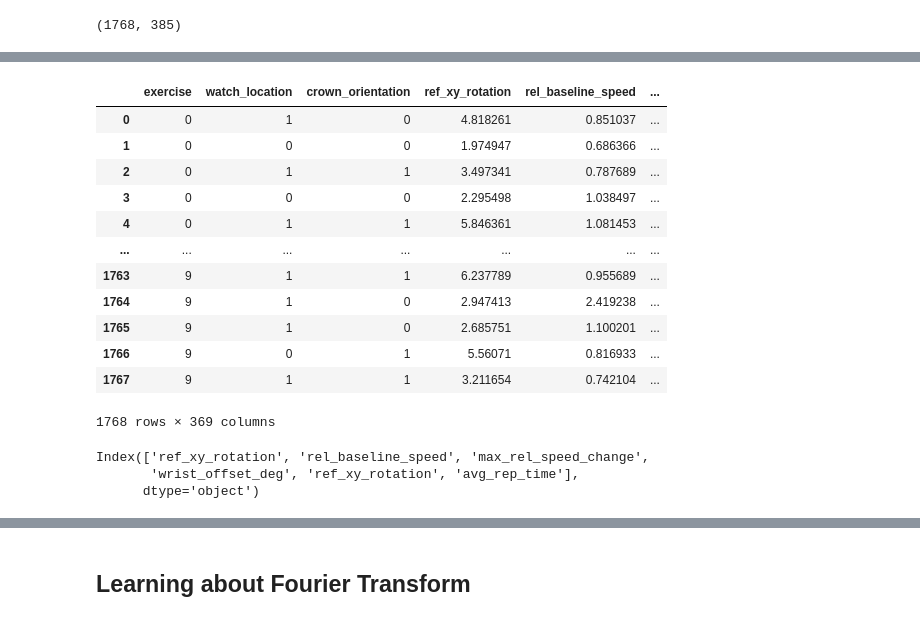
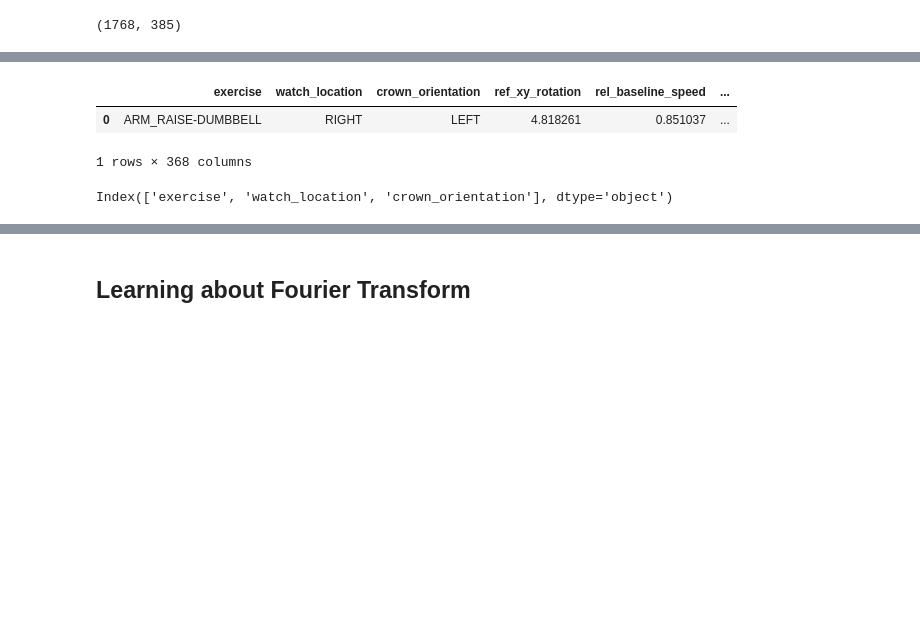
Before and after one commit to KelKi3/Exercise_Recognition, a Jupyter notebook: notebooks/motion_prediction_EDA.ipynb, the cells around one changed output, grey strips where cells are left out. Saved outputs shown, nothing was run; the diff lists cells and outputs as text; code cells hidden in the pictures; blank space fills up the shorter version.

```diff
--- a/notebooks/motion_prediction_EDA.ipynb
+++ b/notebooks/motion_prediction_EDA.ipynb
@@ -28,5 +39,7 @@ import numpy as np
 # %%
-pd.set_option('display.max_columns', None)
-#pd.set_option('display.max_rows', None)
-#pd.reset_option('display.max_rows')
-#pd.reset_option('display.max_columns')
+# code to toggle how much of the columns and rows that can be seen
+
+# pd.set_option('display.max_columns', None)
+# pd.set_option('display.max_rows', None)
+# pd.reset_option('display.max_rows')
+# pd.reset_option('display.max_columns')
@@ -521,0 +522,2 @@ exercise_df
+# %%
+exercise_df = pd.read_csv('../data/exercise_df_all_columns.csv')
@@ -532,6 +542,6 @@ exercise_df.shape
 # %%
-#dropping unnecessary columns
-columns_to_drop = ['num_reps', 'trim_start_frac', 'trim_end_frac', 'kinematic_noise_factor', 'use_random_motion', 'randomize_body_shape', 'frames_per_second', 'image_width', 'image_height', 'seconds_per_rep', 'num_random_frames', 'rep_count_from_intermediate', 'rep_count_from_start', 'time', 'rep_num', 'random_seed']
+# dropping unnecessary columns
+columns_to_drop = ['num_reps', 'trim_start_frac', 'trim_end_frac', 'kinematic_noise_factor', 'use_random_motion', 'randomize_body_shape', 'frames_per_second', 'image_width', 'image_height', 'seconds_per_rep', 'num_random_frames', 'rep_count_from_intermediate', 'rep_count_from_start', 'time', 'rep_num', 'random_seed', 'ref_xy_rotation.1']
 exercise_df=exercise_df.drop(columns = columns_to_drop)
 # %%
 exercise_df.shape
@@ -542,20 +549,0 @@ Steps for modelling pipeline later?
-# %%
-#encoding categorical columns
-columns_to_encode = ['exercise', 'watch_location', 'crown_orientation']
-
-label_mappings = {}
-enc = LabelEncoder()
-
-for column in columns_to_encode:
-    enc.fit_transform(exercise_df[column])
-
-    exercise_df[f'{column}'] = enc.transform(exercise_df[column])
-    label_mappings[column] = dict(zip(enc.classes_, enc.transform(enc.classes_)))
-
-# Display the label mappings
-for column, mapping in label_mappings.items():
-    print(f"Column: {column}")
-    print("Original Label -> Encoded Value Mapping:")
-    for label, encoded_value in mapping.items():
-        print(f"  {label} -> {encoded_value}")
-    print()
@@ -580,23 +550,13 @@ Original Label -> Encoded Value Mapping:
 # %%
-exercise_df
+exercise_df.head(1)
 # %% [output]
 |  | exercise | watch_location | crown_orientation | ref_xy_rotation | rel_baseline_speed | ... |
-| 0 | 0 | 1 | 0 | 4.818261 | 0.851037 | ... |
-| 1 | 0 | 0 | 0 | 1.974947 | 0.686366 | ... |
-| 2 | 0 | 1 | 1 | 3.497341 | 0.787689 | ... |
-| 3 | 0 | 0 | 0 | 2.295498 | 1.038497 | ... |
-| 4 | 0 | 1 | 1 | 5.846361 | 1.081453 | ... |
-| ... | ... | ... | ... | ... | ... | ... |
-| 1763 | 9 | 1 | 1 | 6.237789 | 0.955689 | ... |
-| 1764 | 9 | 1 | 0 | 2.947413 | 2.419238 | ... |
-| 1765 | 9 | 1 | 0 | 2.685751 | 1.100201 | ... |
-| 1766 | 9 | 0 | 1 | 5.56071 | 0.816933 | ... |
-| 1767 | 9 | 1 | 1 | 3.211654 | 0.742104 | ... |
+| 0 | ARM_RAISE-DUMBBELL | RIGHT | LEFT | 4.818261 | 0.851037 | ... |
-1768 rows × 369 columns
+1 rows × 368 columns
 # %%
+# viewing the categorical columns that will require some encoding prior to modelling
+
 non_numeric_columns = exercise_df.select_dtypes(exclude=['number']).columns
 print(non_numeric_columns)
 # %% [output]
-Index(['ref_xy_rotation', 'rel_baseline_speed', 'max_rel_speed_change',
-       'wrist_offset_deg', 'ref_xy_rotation', 'avg_rep_time'],
-      dtype='object')
+Index(['exercise', 'watch_location', 'crown_orientation'], dtype='object')
```
Also changed, not shown: parts of 69 cells of this notebook.
